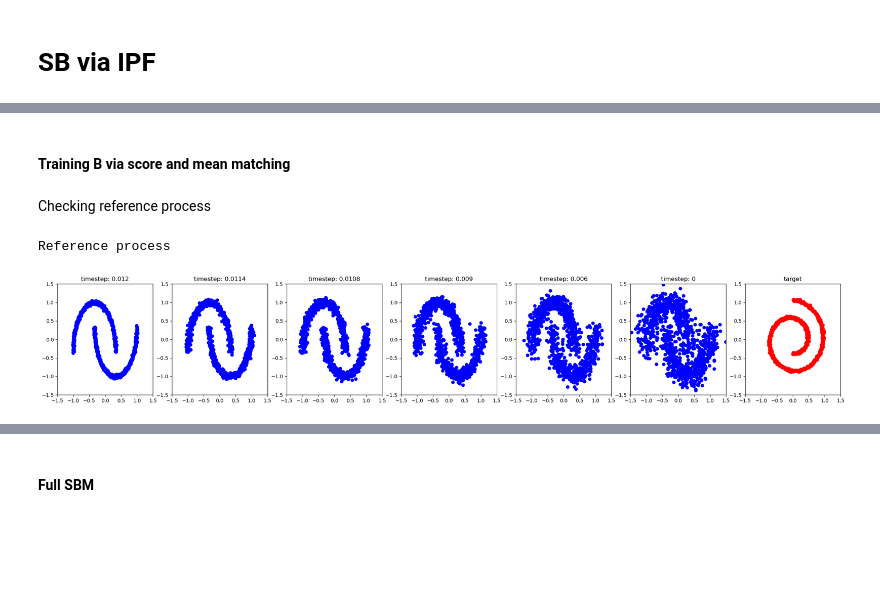
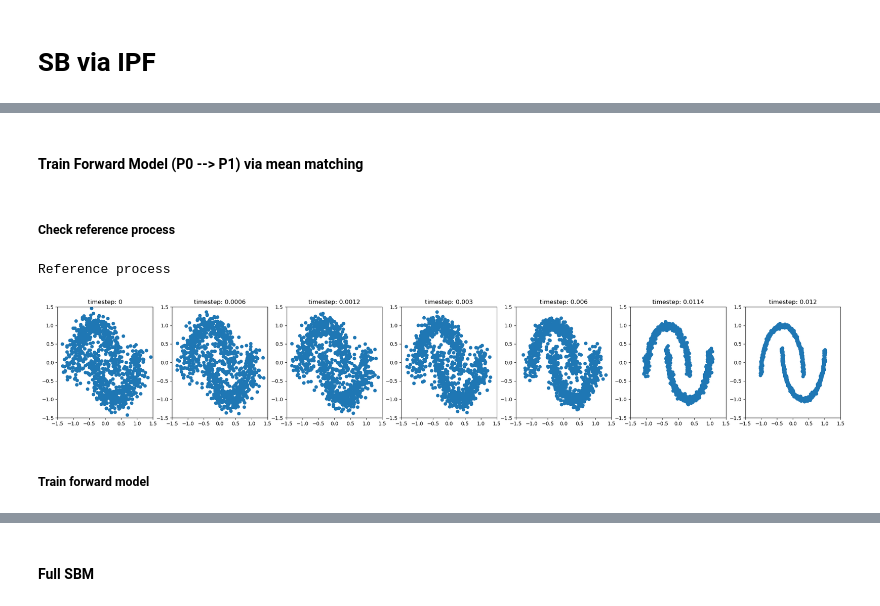
Before and after one commit to mmacosha/d2e-stochastic-dynamics, a Jupyter notebook: notebook.ipynb, the cells around one changed output, grey strips where cells are left out. Drawn from its saved outputs; the diff is of its cells as text; code cells hidden in the pictures; blank space fills up the shorter version.

```diff
--- a/notebook.ipynb
+++ b/notebook.ipynb
@@ -54,21 +54,25 @@ def scatter(tensor):
     plt.scatter(tensor[:, 0], tensor[:, 1])
 
 
-def plot_trajectory(trajectory, timesteps, indices: None | list = None):
+def plot_trajectory(trajectory, timesteps = None, indices: None | list = None):
     if indices is not None:
         trajectory = [trajectory[i] for i in indices]
-        timesteps = [timesteps[i] for i in indices]
+        if timesteps is not None:
+            timesteps = [timesteps[i] for i in indices]
 
     figure, axes  = plt.subplots(1, len(trajectory), figsize=(4 * len(trajectory), 4))
     for i, sample in enumerate(trajectory):
-        if type(timesteps[i]) == str:
-            title = f'{timesteps[i]}'
+        if timesteps is not None:
+            if type(timesteps[i]) == str:
+                title = f'{timesteps[i]}'
+            else:
+                title = f'timestep: {round(timesteps[i], 4)}'
         else:
-            title = f'timestep: {round(timesteps[i], 4)}'
+            title = f'iter {i}'
 
         axes[i].set_title(title)
-        axes[i].scatter(sample[:, 0], sample[:, 1],
-                     c='r' if type(timesteps[i]) == str else 'b')
+        axes[i].scatter(sample[:, 0], sample[:, 1])
+                    #  c='r' if type(timesteps[i]) == str else 'b')
         axes[i].set_xlim(-1.5, 1.5)
         axes[i].set_ylim(-1.5, 1.5)
     plt.show()
@@ -297,2 +354,2 @@ plt.show()
 # %% [markdown]
-#### Training B via score and mean matching
+#### Train Forward Model (P0 --> P1) via mean matching
@@ -308,23 +356,23 @@ n_steps = 20
 # %% [markdown]
-Checking reference process
+##### Check reference process
 # %%
 x_0,  x_1 = sampler.sample(1024)
 
 reference_trajectory = [x_1]
 timesteps = []
+
 for t_step in torch.linspace(gamma, t_max, n_steps).flip(-1):
     t = torch.ones(x_1.size(0)) * t_step
+
     x_next = make_euler_maruyama_step(reference_trajectory[-1], t, gamma, f=ref_process)
+
     reference_trajectory.append(x_next)
     timesteps.append(t_step.item())
 
 timesteps.append(0)
 
-timesteps.append('target')
-reference_trajectory.append(x_0)
-
 print('Reference process')
-_ = plot_trajectory(reference_trajectory, timesteps, indices=[0, 1, 2, 5, 10, -2, -1])
+_ = plot_trajectory(reference_trajectory[::-1], timesteps[::-1], indices=[0, 1, 2, 5, 10, -2, -1])
 # %% [output]
 Reference process
-[figure, old version]
+[figure, new version]
@@ -346 +379,3 @@ def compute_b_model_loss(model, reference, x_t, t, mean: bool = True):
+# %% [markdown]
+##### Train forward model
 # %%
```
Also changed, not shown: parts of 36 cells of this notebook, 4 other files.
